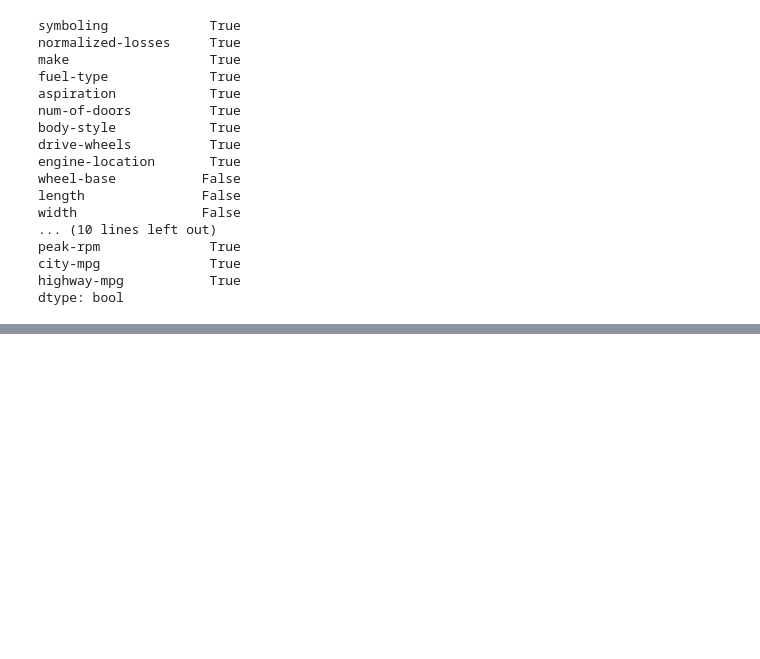
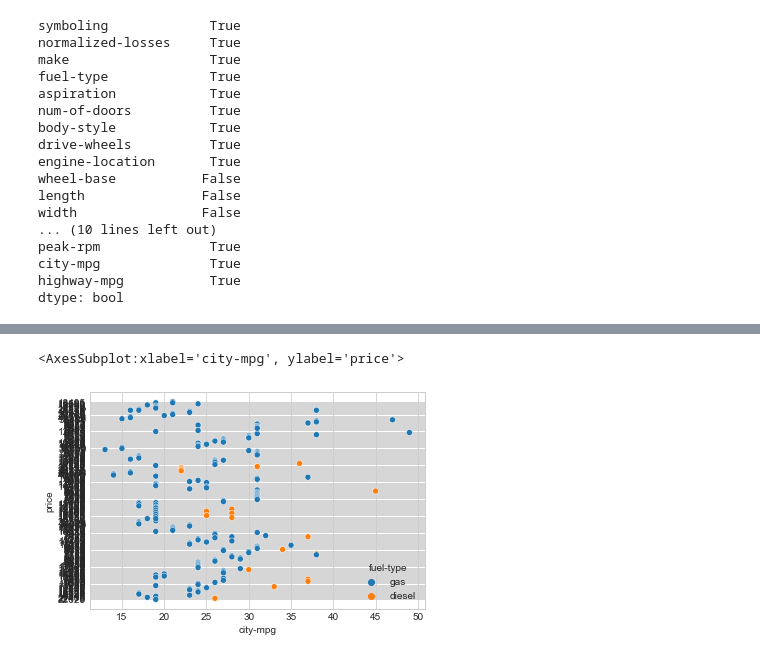
Before and after one commit to joshfuchs/DataScience_projects, a Jupyter notebook: automobiles.ipynb, the cells around one changed output, grey strips where cells are left out. Saved outputs shown, nothing was run; the diff lists cells and outputs as text; code cells hidden in the pictures; blank space fills up the shorter version.

```diff
--- a/automobiles.ipynb
+++ b/automobiles.ipynb
@@ -185,0 +201,5 @@ plot_mi_scores(mi_scores)
+# %%
+sns.scatterplot(x='city-mpg', y='price', hue='fuel-type', data=df)
+# %% [output]
+<AxesSubplot:xlabel='city-mpg', ylabel='price'>
+[figure, added]
```
Also changed, not shown: parts of 19 cells of this notebook.
